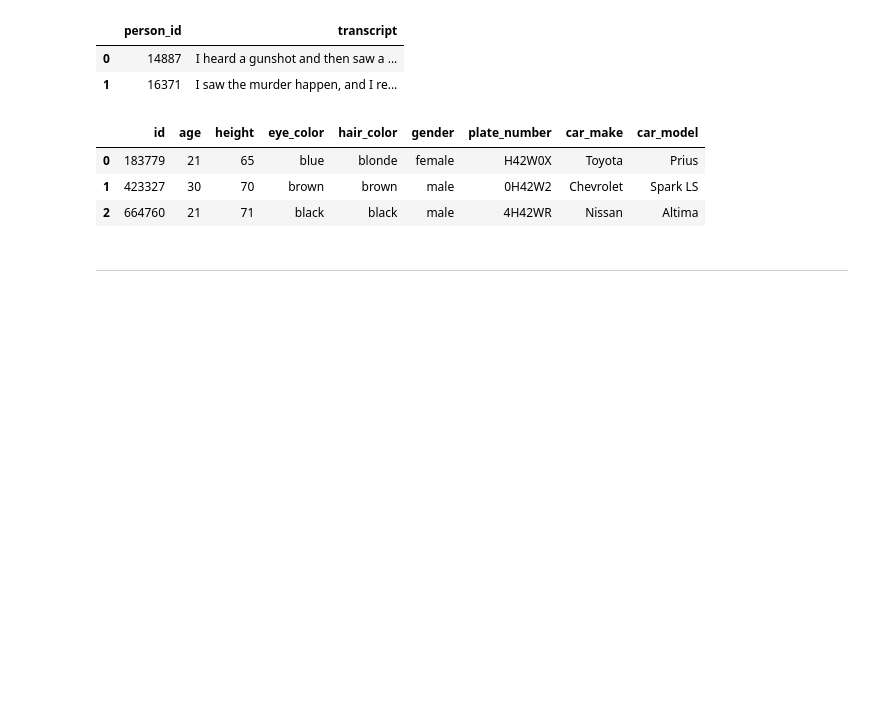
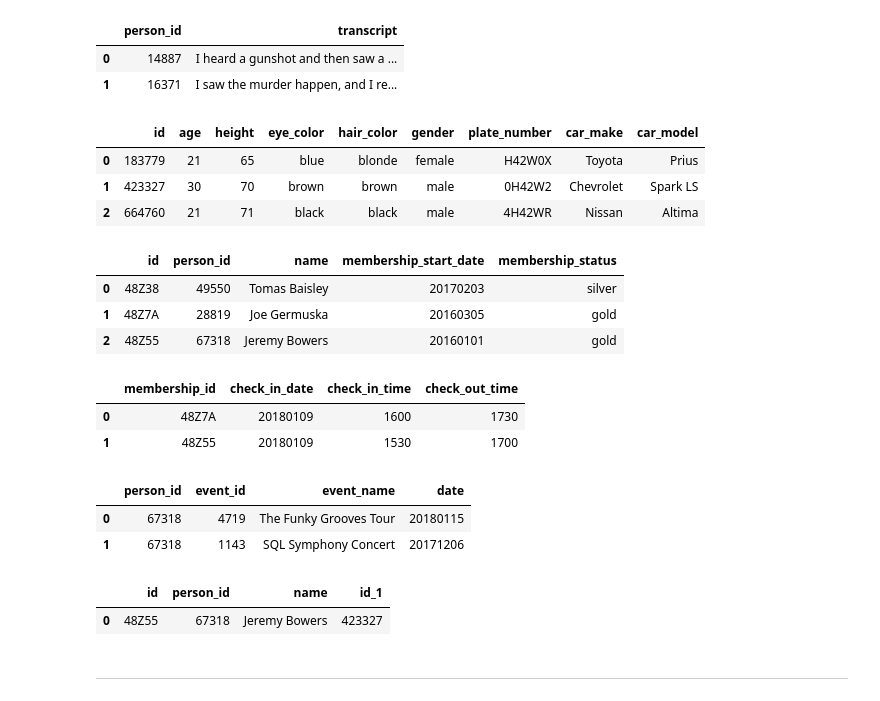
Before and after one commit to timtronic477/100-days-of-python, a Jupyter notebook: notebooks/COOP_SQL_Murder_Mystery.ipynb, the cells around one changed output. Drawn from its saved outputs; the diff is of its cells as text; code cells hidden in the pictures; blank space fills up the shorter version.

```diff
--- a/notebooks/COOP_SQL_Murder_Mystery.ipynb
+++ b/notebooks/COOP_SQL_Murder_Mystery.ipynb
@@ -198,3 +196,41 @@ WHERE plate_number LIKE '%H42W%'
+# %%
+%%sql
+SELECT *
+FROM get_fit_now_member
+WHERE id LIKE '48Z%'
+# %% [output]
+|  | id | person_id | name | membership_start_date | membership_status |
+| 0 | 48Z38 | 49550 | Tomas Baisley | 20170203 | silver |
+| 1 | 48Z7A | 28819 | Joe Germuska | 20160305 | gold |
+| 2 | 48Z55 | 67318 | Jeremy Bowers | 20160101 | gold |
+# %%
+%%sql
+SELECT *
+FROM get_fit_now_check_in
+WHERE check_in_date=20180109 and membership_id IN ('48Z7A', '48Z55')
+# %% [output]
+|  | membership_id | check_in_date | check_in_time | check_out_time |
+| 0 | 48Z7A | 20180109 | 1600 | 1730 |
+| 1 | 48Z55 | 20180109 | 1530 | 1700 |
+# %%
+%%sql
+SELECT *
+FROM facebook_event_checkin
+WHERE person_id IN (28819, 67318)
+# %% [output]
+|  | person_id | event_id | event_name | date |
+| 0 | 67318 | 4719 | The Funky Grooves Tour | 20180115 |
+| 1 | 67318 | 1143 | SQL Symphony Concert | 20171206 |
+# %%
+%%sql
+SELECT get_fit_now_member.id, get_fit_now_member.person_id, get_fit_now_member.name, drivers_license.id
+FROM person
+JOIN drivers_license ON person.license_id = drivers_license.id
+JOIN get_fit_now_member ON person.id = get_fit_now_member.person_id
+WHERE drivers_license.plate_number LIKE '%H42W%'
+# %% [output]
+|  | id | person_id | name | id_1 |
+| 0 | 48Z55 | 67318 | Jeremy Bowers | 423327 |
 # %% [markdown]
 ___
 # %% [markdown]
```
Also changed, not shown: parts of 3 cells of this notebook.
